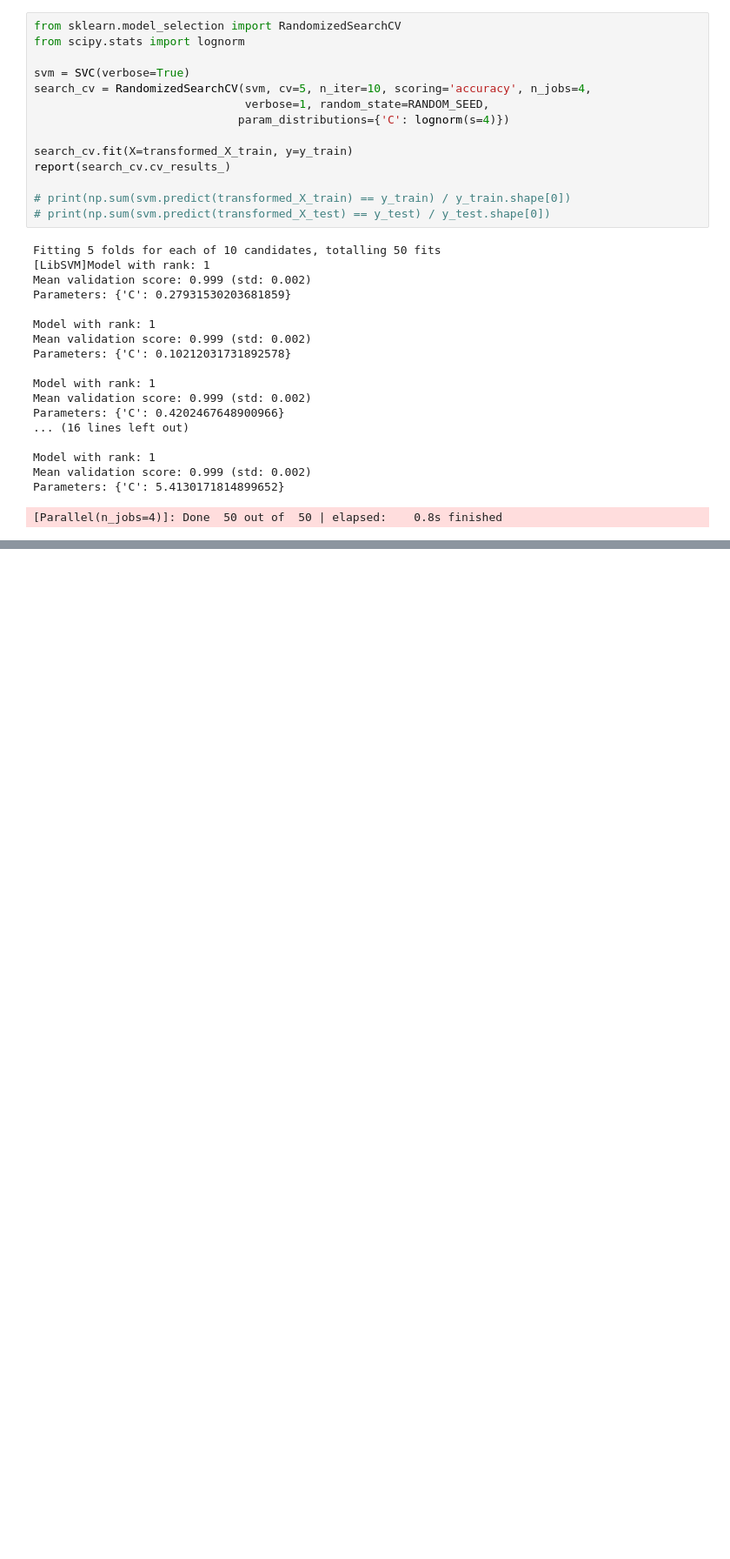
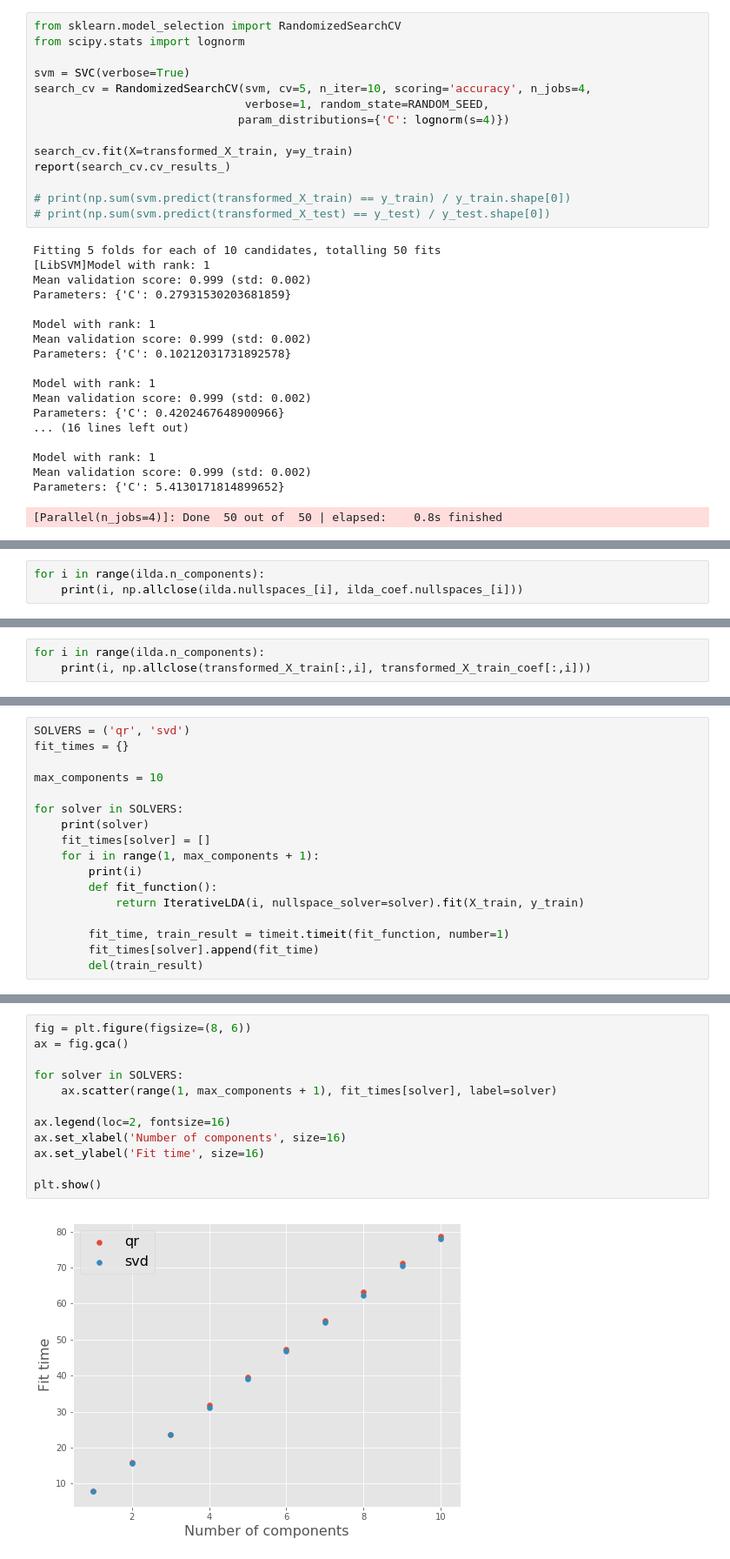
Before and after one commit to guydav/minerva, a Jupyter notebook: notebooks/CS156/0.X Final Project - Iceberg Kaggle.ipynb, the cells around one changed output, grey strips where cells are left out. Shown: that part at 87% size. Saved outputs shown, nothing was run; the diff lists cells and outputs as text; blank space fills up the shorter version.

```diff
--- a/notebooks/CS156/0.X Final Project - Iceberg Kaggle.ipynb
+++ b/notebooks/CS156/0.X Final Project - Iceberg Kaggle.ipynb
@@ -284,0 +310,3 @@ Parameters: {'C': 5.4130171814899652}
+# %%
+for i in range(ilda.n_components):
+    print(i, np.allclose(ilda.nullspaces_[i], ilda_coef.nullspaces_[i]))
@@ -284,0 +324,3 @@ Parameters: {'C': 5.4130171814899652}
+# %%
+for i in range(ilda.n_components):
+    print(i, np.allclose(transformed_X_train[:,i], transformed_X_train_coef[:,i]))
@@ -284,0 +379,17 @@ Parameters: {'C': 5.4130171814899652}
+# %%
+SOLVERS = ('qr', 'svd')
+fit_times = {}
+
+max_components = 10
+
+for solver in SOLVERS:
+    print(solver)
+    fit_times[solver] = []
+    for i in range(1, max_components + 1):
+        print(i)
+        def fit_function():
+            return IterativeLDA(i, nullspace_solver=solver).fit(X_train, y_train)
+
+        fit_time, train_result = timeit.timeit(fit_function, number=1)
+        fit_times[solver].append(fit_time)
+        del(train_result)
@@ -284,0 +419,14 @@ Parameters: {'C': 5.4130171814899652}
+# %%
+fig = plt.figure(figsize=(8, 6))
+ax = fig.gca()
+
+for solver in SOLVERS:
+    ax.scatter(range(1, max_components + 1), fit_times[solver], label=solver)
+
+ax.legend(loc=2, fontsize=16)
+ax.set_xlabel('Number of components', size=16)
+ax.set_ylabel('Fit time', size=16)
+
+plt.show()
+# %% [output]
+[figure, added]
```
Also changed, not shown: parts of 12 cells of this notebook, 2 other files.
